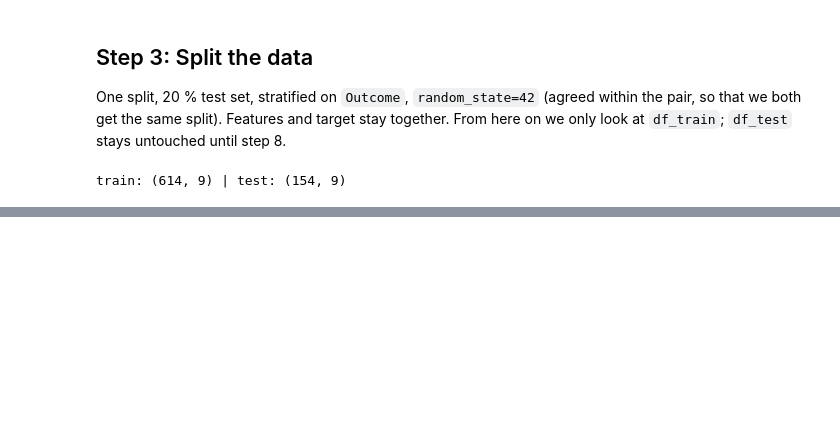
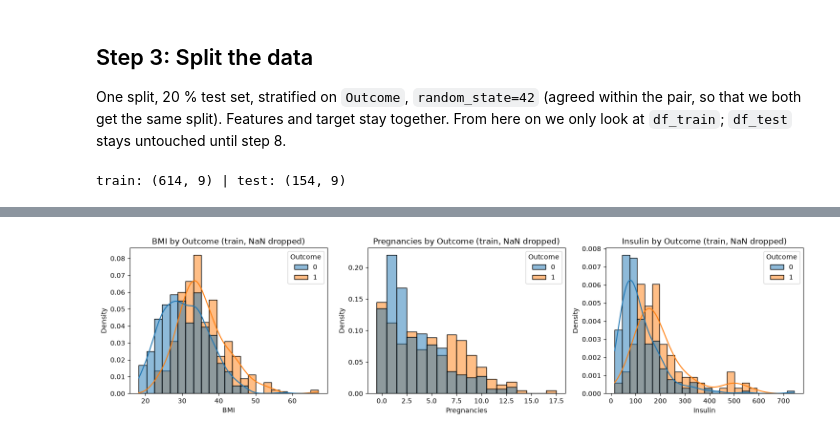
Before and after one commit to khaldounalhanawi/Project-Diabetes, a Jupyter notebook: 01_diabetes_project copy.ipynb, the cells around one changed output, grey strips where cells are left out. Cells and saved outputs as stored; diff of their text form; code cells hidden in the pictures; blank space fills up the shorter version.

Commit message:
Step 4.1-4.3: missing values by Outcome, distributions, overview plots on df_train
Co-Authored-By: Claude Opus 5.5 <noreply@anthropic.com>

```diff
--- a/01_diabetes_project copy.ipynb
+++ b/01_diabetes_project copy.ipynb
@@ -180,0 +253,14 @@ print(f"P_min = {P_MIN} lies above the precision of 'everyone has diabetes': {P_
+# %%
+HYPOTHESIS_COLUMNS = ["BMI", "Pregnancies", "Insulin"]
+
+fig, axes = plt.subplots(1, 3, figsize=(15, 4))
+for ax, col in zip(axes, HYPOTHESIS_COLUMNS):
+    sns.histplot(
+        data=df_train, x=col, hue="Outcome", stat="density", common_norm=False,
+        discrete=(col == "Pregnancies"), kde=(col != "Pregnancies"), ax=ax,
+    )
+    ax.set_title(f"{col} by Outcome (train, NaN dropped)")
+plt.tight_layout()
+plt.show()
+# %% [output]
+[figure, added]
```
Also changed, not shown: parts of 13 cells of this notebook.
